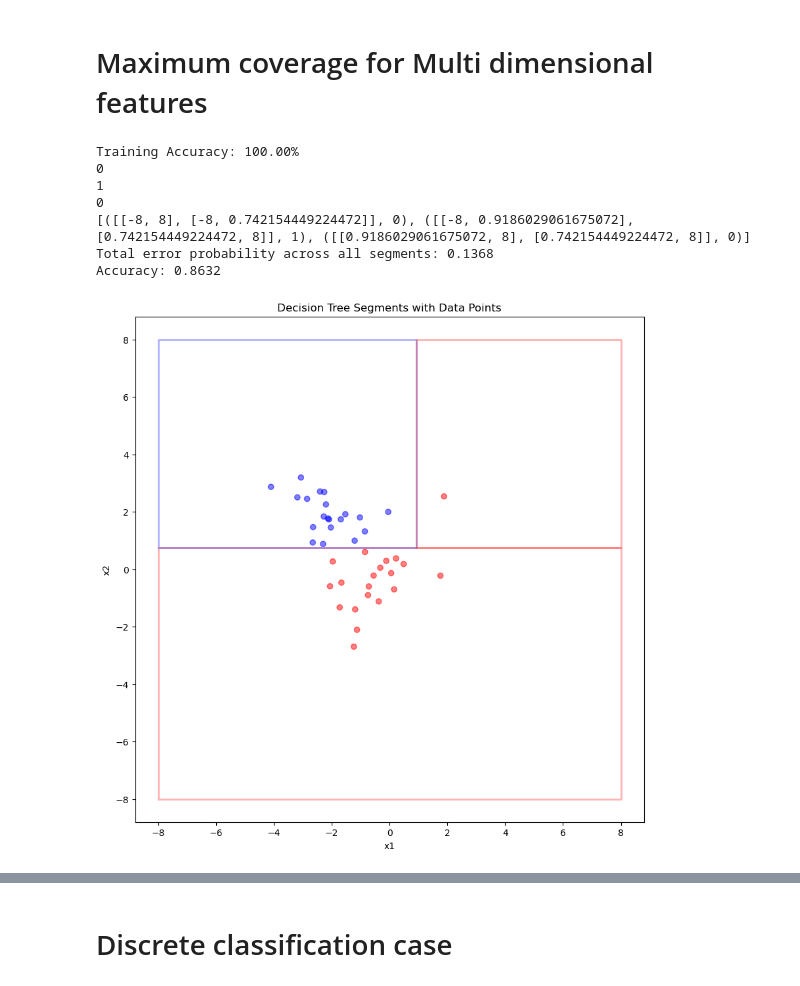
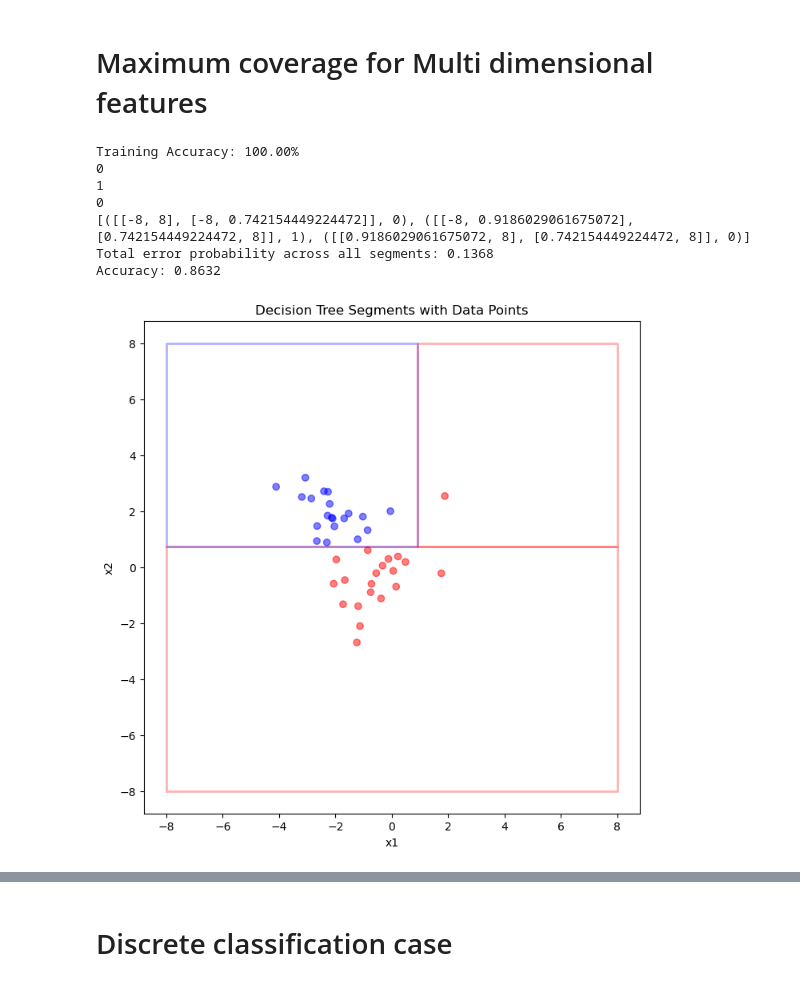
Before and after one commit to Mohammad-Shiblu/Dataset-Learning-Limit, a Jupyter notebook: Notebooks/dataset_learning_limit.ipynb, the cells around one changed output, grey strips where cells are left out. Saved outputs shown, nothing was run; the diff lists cells and outputs as text; code cells hidden in the pictures.

```diff
--- a/Notebooks/dataset_learning_limit.ipynb
+++ b/Notebooks/dataset_learning_limit.ipynb
@@ -455,32 +455,32 @@ for rect, label in rectangles:
 total_error_probability_all_segments = np.sum(segment_probabilities)
 
 print(f"Total error probability across all segments: {total_error_probability_all_segments:.4f}")
 print(f"Accuracy: {1 - total_error_probability_all_segments:.4f}")
 
 # Plotting the data points and rectangles
-plt.figure(figsize=(10, 10))
+plt.figure(figsize=(8, 8))
 colors = ['red' if label == 0 else 'blue' for label in df['Label']]
 plt.scatter(df['x1'], df['x2'], c=colors, alpha=0.5, label='Data Points')
 
 # Plot the rectangles
 for rect, label in rectangles:
     (x1_start, x1_end), (x2_start, x2_end) = rect
     color = 'red' if label == 0 else 'blue'
     plt.plot([x1_start, x1_start, x1_end, x1_end, x1_start],
              [x2_start, x2_end, x2_end, x2_start, x2_start],
              color=color, alpha=0.3, lw=2)
 
 plt.xlabel('x1')
 plt.ylabel('x2')
 plt.title('Decision Tree Segments with Data Points')
 
 plt.show()
 # %% [output]
 Training Accuracy: 100.00%
 0
 1
 0
 [([[-8, 8], [-8, 0.742154449224472]], 0), ([[-8, 0.9186029061675072], [0.742154449224472, 8]], 1), ([[0.9186029061675072, 8], [0.742154449224472, 8]], 0)]
 Total error probability across all segments: 0.1368
 Accuracy: 0.8632
-[figure, old version]
+[figure, new version]
```
Also changed, not shown: parts of 12 cells of this notebook, 1 other file.
